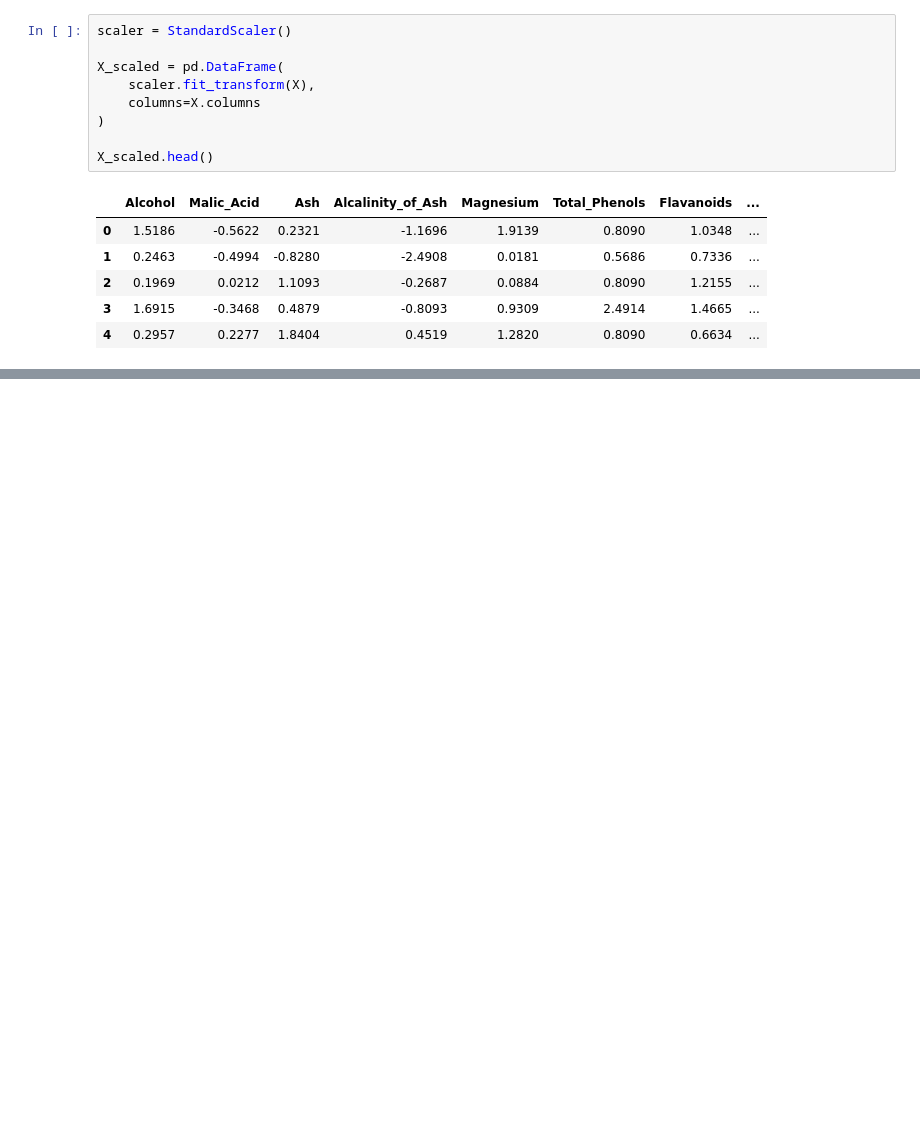
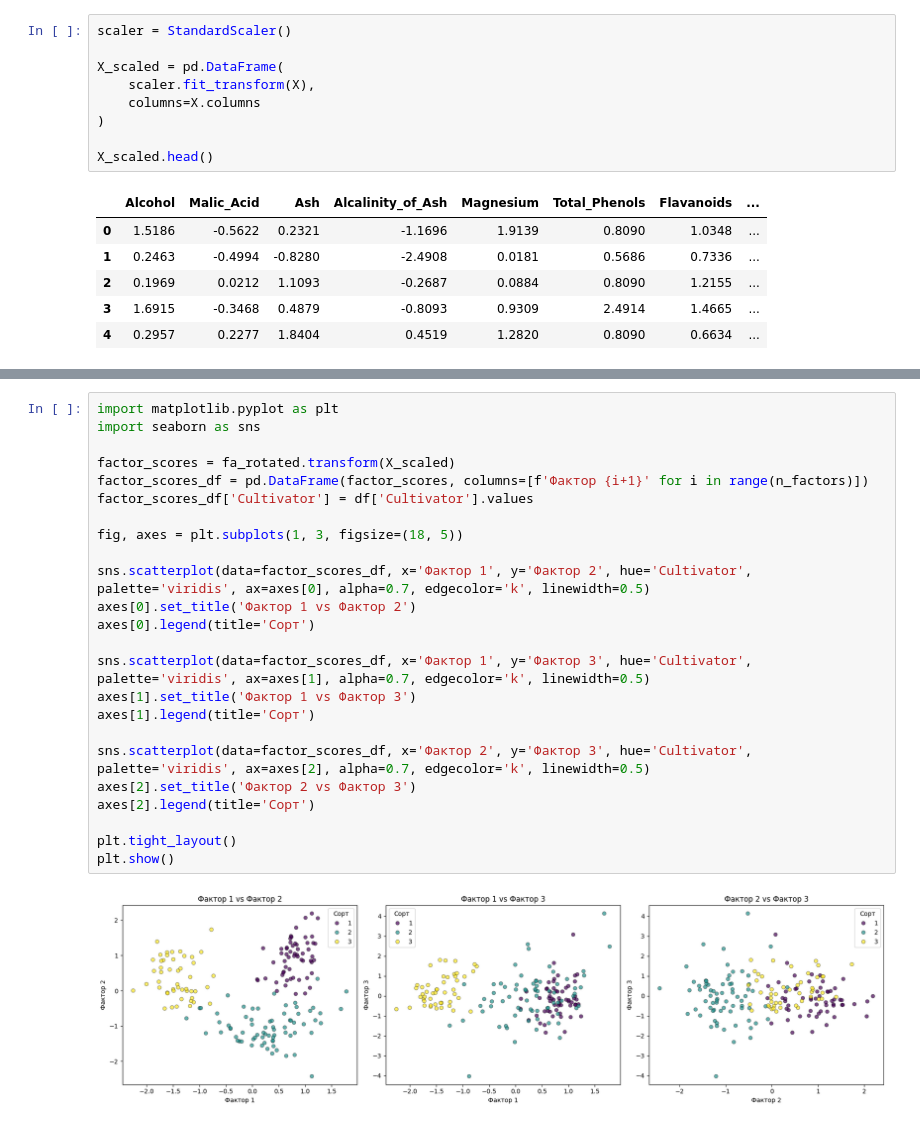
Before and after one commit to Turbonik/Data-Analysis, a Jupyter notebook: МДА4.ipynb, the cells around one changed output, grey strips where cells are left out. Cells and saved outputs as stored; diff of their text form; blank space fills up the shorter version.

```diff
--- a/МДА4.ipynb
+++ b/МДА4.ipynb
@@ -234,0 +330,26 @@ X_scaled.head()
+# %%
+import matplotlib.pyplot as plt
+import seaborn as sns
+
+factor_scores = fa_rotated.transform(X_scaled)
+factor_scores_df = pd.DataFrame(factor_scores, columns=[f'Фактор {i+1}' for i in range(n_factors)])
+factor_scores_df['Cultivator'] = df['Cultivator'].values
+
+fig, axes = plt.subplots(1, 3, figsize=(18, 5))
+
+sns.scatterplot(data=factor_scores_df, x='Фактор 1', y='Фактор 2', hue='Cultivator', palette='viridis', ax=axes[0], alpha=0.7, edgecolor='k', linewidth=0.5)
+axes[0].set_title('Фактор 1 vs Фактор 2')
+axes[0].legend(title='Сорт')
+
+sns.scatterplot(data=factor_scores_df, x='Фактор 1', y='Фактор 3', hue='Cultivator', palette='viridis', ax=axes[1], alpha=0.7, edgecolor='k', linewidth=0.5)
+axes[1].set_title('Фактор 1 vs Фактор 3')
+axes[1].legend(title='Сорт')
+
+sns.scatterplot(data=factor_scores_df, x='Фактор 2', y='Фактор 3', hue='Cultivator', palette='viridis', ax=axes[2], alpha=0.7, edgecolor='k', linewidth=0.5)
+axes[2].set_title('Фактор 2 vs Фактор 3')
+axes[2].legend(title='Сорт')
+
+plt.tight_layout()
+plt.show()
+# %% [output]
+[figure, added]
```
Also changed, not shown: parts of 6 cells of this notebook.
